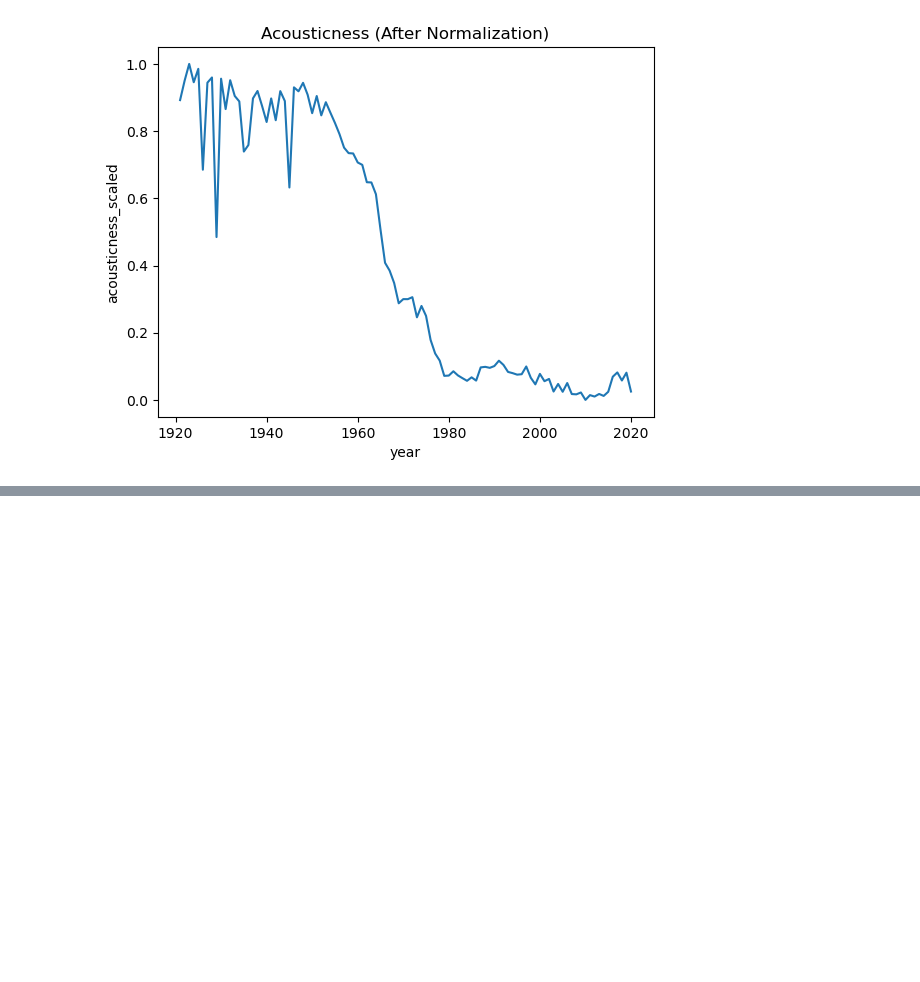
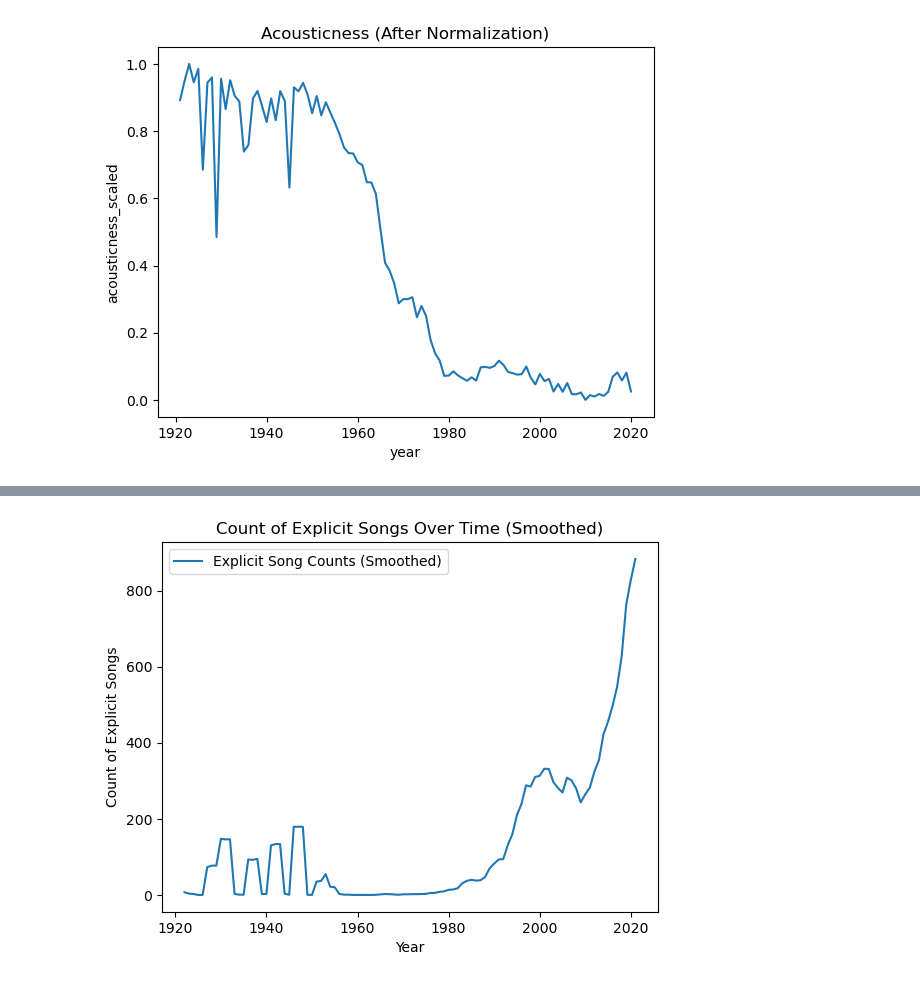
Before and after one commit to moraditya/spotify-time-series, a Jupyter notebook: models/spotify-LSTM.ipynb, the cells around one changed output, grey strips where cells are left out. Saved outputs shown, nothing was run; the diff lists cells and outputs as text; code cells hidden in the pictures; blank space fills up the shorter version.

Commit message:
performed LSTM time forecast for binary feature explicit for a trend of the count of explicit songs over time

```diff
--- a/models/spotify-LSTM.ipynb
+++ b/models/spotify-LSTM.ipynb
@@ -309,0 +312,6 @@ plt.show()
+# %%
+df4 = df.copy()
+df4.year = pd.to_datetime(df4.year, format='%Y')
+# %%
+df4 = df4.sort_values(by="year")
+df4.head()
@@ -309,0 +326,15 @@ plt.show()
+# %%
+# resample by year and count the number of explicit songs each year
+explicit_count_df = df4.resample('Y').sum()['explicit']
+# smooth the df
+explicit_count_df_smoothed = explicit_count_df.rolling(window=3, min_periods=1).mean()
+
+# plot the smoothed data to visualize the trends
+plt.plot(explicit_count_df_smoothed.index, explicit_count_df_smoothed, label='Explicit Song Counts (Smoothed)')
+plt.xlabel('Year')
+plt.ylabel('Count of Explicit Songs')
+plt.title('Count of Explicit Songs Over Time (Smoothed)')
+plt.legend()
+plt.show()
+# %% [output]
+[figure, added]
```
Also changed, not shown: parts of 16 cells of this notebook.
